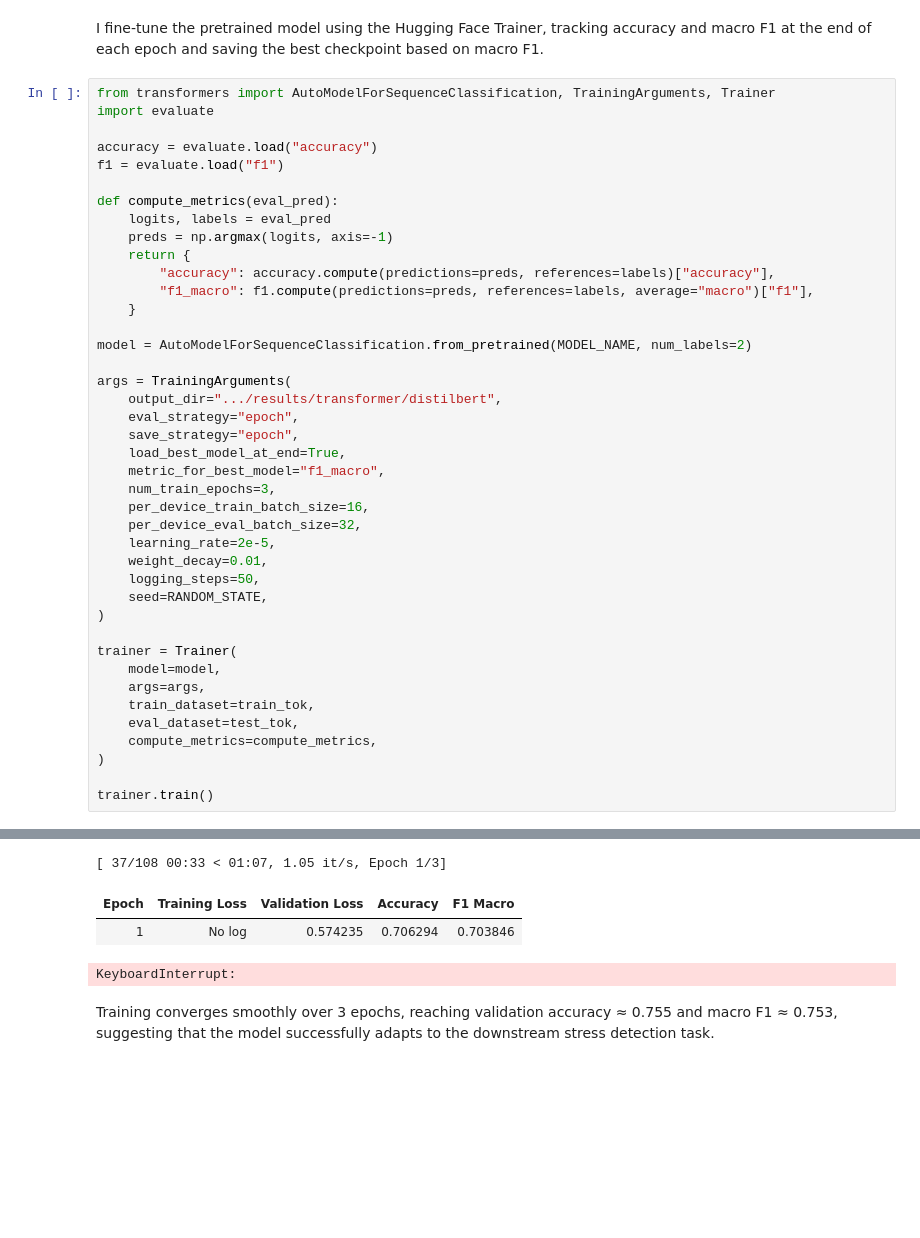
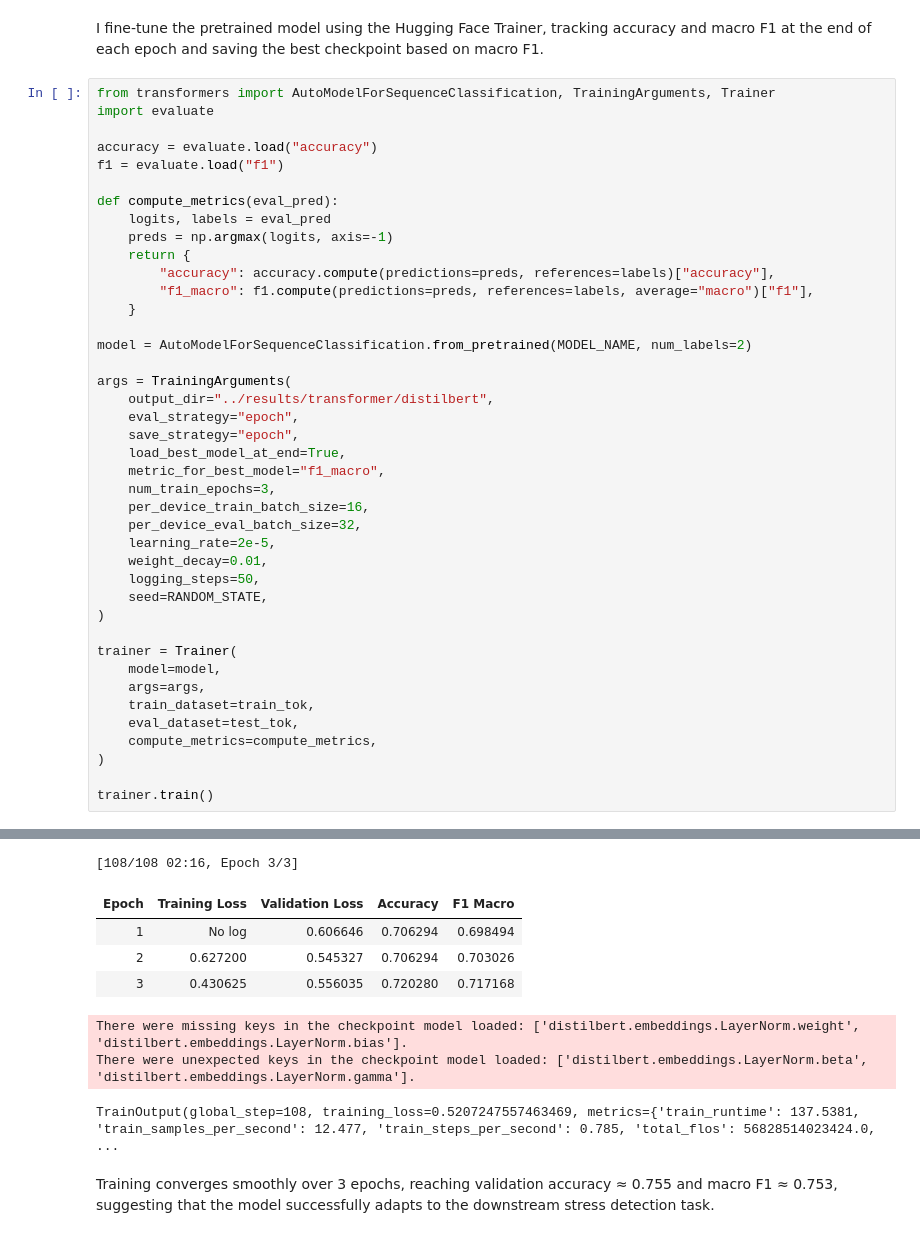
Before and after one commit to jacques2/dreaddit-stress-nlp, a Jupyter notebook: notebooks/03_train_transformer.ipynb, the cells around one changed output, grey strips where cells are left out. Cells and saved outputs as stored; diff of their text form; blank space fills up the shorter version.

```diff
--- a/notebooks/03_train_transformer.ipynb
+++ b/notebooks/03_train_transformer.ipynb
@@ -138,7 +138,7 @@ def compute_metrics(eval_pred):
 model = AutoModelForSequenceClassification.from_pretrained(MODEL_NAME, num_labels=2)
 
 args = TrainingArguments(
-    output_dir=".../results/transformer/distilbert",
+    output_dir="../results/transformer/distilbert",
     eval_strategy="epoch",
     save_strategy="epoch",
     load_best_model_at_end=True,
@@ -152,36 +152,40 @@ args = TrainingArguments(
     seed=RANDOM_STATE,
 )
 
 trainer = Trainer(
     model=model,
     args=args,
     train_dataset=train_tok,
     eval_dataset=test_tok,
     compute_metrics=compute_metrics,
 )
 
 trainer.train()
 # %% [output]
 DistilBertForSequenceClassification LOAD REPORT from: distilbert-base-uncased
 Key                     | Status     |
 ------------------------+------------+-
 vocab_layer_norm.weight | UNEXPECTED |
 vocab_transform.weight  | UNEXPECTED |
 vocab_projector.bias    | UNEXPECTED |
 vocab_layer_norm.bias   | UNEXPECTED |
 vocab_transform.bias    | UNEXPECTED |
 classifier.bias         | MISSING    |
 pre_classifier.bias     | MISSING    |
 classifier.weight       | MISSING    |
 pre_classifier.weight   | MISSING    |
 
 Notes:
 - UNEXPECTED    :can be ignored when loading from different task/architecture; not ok if you expect identical arch.
 - MISSING       :those params were newly initialized because missing from the checkpoint. Consider training on your downstream task.
-[ 37/108 00:33 < 01:07, 1.05 it/s, Epoch 1/3]
+[108/108 02:16, Epoch 3/3]
 | Epoch | Training Loss | Validation Loss | Accuracy | F1 Macro |
-| 1 | No log | 0.574235 | 0.706294 | 0.703846 |
+| 1 | No log | 0.606646 | 0.706294 | 0.698494 |
+| 2 | 0.627200 | 0.545327 | 0.706294 | 0.703026 |
+| 3 | 0.430625 | 0.556035 | 0.720280 | 0.717168 |
-KeyboardInterrupt:
+There were missing keys in the checkpoint model loaded: ['distilbert.embeddings.LayerNorm.weight', 'distilbert.embeddings.LayerNorm.bias'].
+There were unexpected keys in the checkpoint model loaded: ['distilbert.embeddings.LayerNorm.beta', 'distilbert.embeddings.LayerNorm.gamma'].
+TrainOutput(global_step=108, training_loss=0.5207247557463469, metrics={'train_runtime': 137.5381, 'train_samples_per_second': 12.477, 'train_steps_per_second': 0.785, 'total_flos': 56828514023424.0,  ...
 # %% [markdown]
 Training converges smoothly over 3 epochs, reaching validation accuracy ≈ 0.755 and macro F1 ≈ 0.753, suggesting that the model successfully adapts to the downstream stress detection task.
 # %% [markdown]
```
Also changed, not shown: parts of 4 cells of this notebook, 7 other files.
